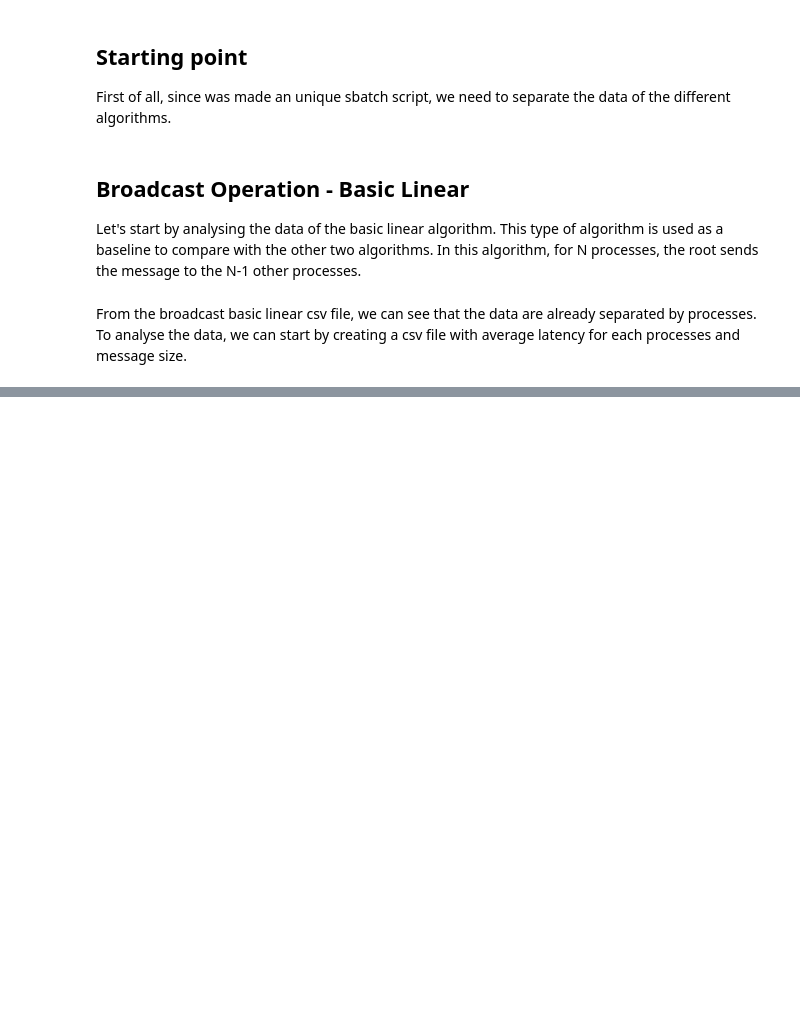
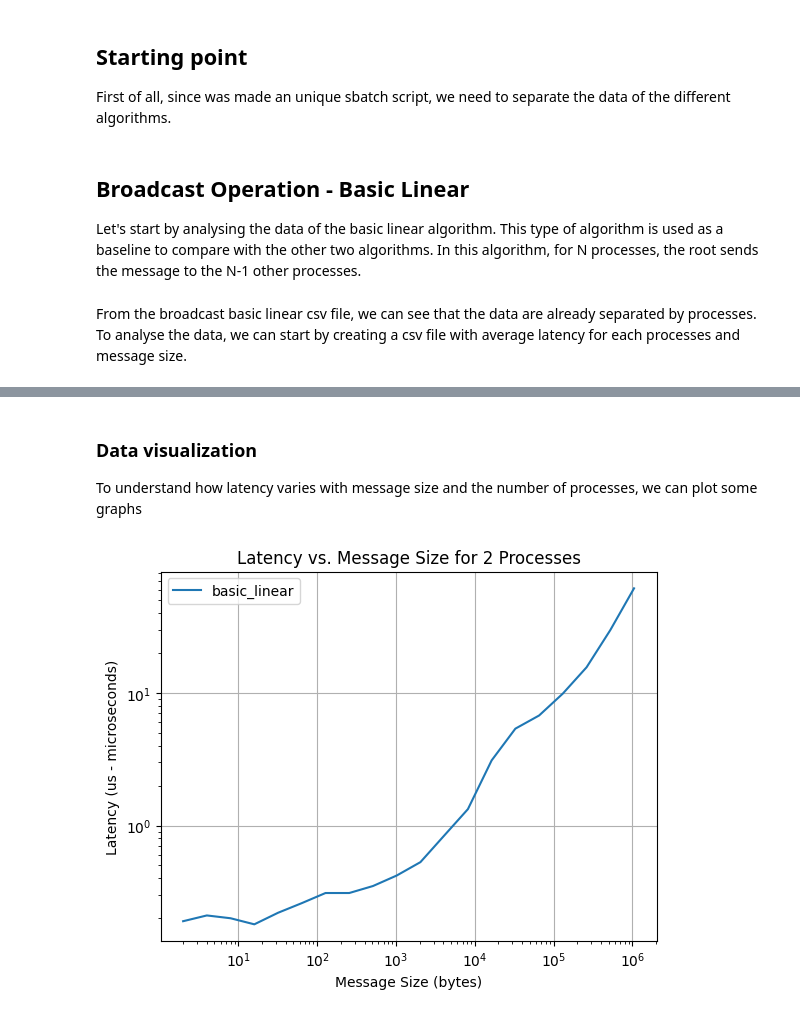
Before and after one commit to abandrea/HPC, a Jupyter notebook: exercise_1/project_1/bcast_thin_results/analysis_thin_bcast.ipynb, the cells around one changed output, grey strips where cells are left out. Saved outputs shown, nothing was run; the diff lists cells and outputs as text; code cells hidden in the pictures; blank space fills up the shorter version.

```diff
--- a/exercise_1/project_1/bcast_thin_results/analysis_thin_bcast.ipynb
+++ b/exercise_1/project_1/bcast_thin_results/analysis_thin_bcast.ipynb
@@ -52,0 +95,20 @@ df_basic_linear = pd.read_csv('thin_bcast_basic_linear.csv')
+# %% [markdown]
+### Data visualization
+
+To understand how latency varies with message size and the number of processes, we can plot some graphs
+# %%
+# plotting latency vs. message size for a fixed number of processes (e.g., 2 processes)
+for algorithm in df_basic_linear['Algorithm'].unique():
+    subset = df_basic_linear[(df_basic_linear['Algorithm'] == algorithm) & (df_basic_linear['Processes'] == 2)]
+    plt.plot(subset['Size'], subset['Latency'], label=algorithm)
+
+plt.xlabel('Message Size (bytes)')
+plt.ylabel('Latency (us - microseconds)')
+plt.title('Latency vs. Message Size for 2 Processes')
+plt.legend()
+plt.xscale('log')
+plt.yscale('log')
+plt.grid(True)
+plt.show()
+# %% [output]
+[figure, added]
```
Also changed, not shown: parts of 10 cells of this notebook.
